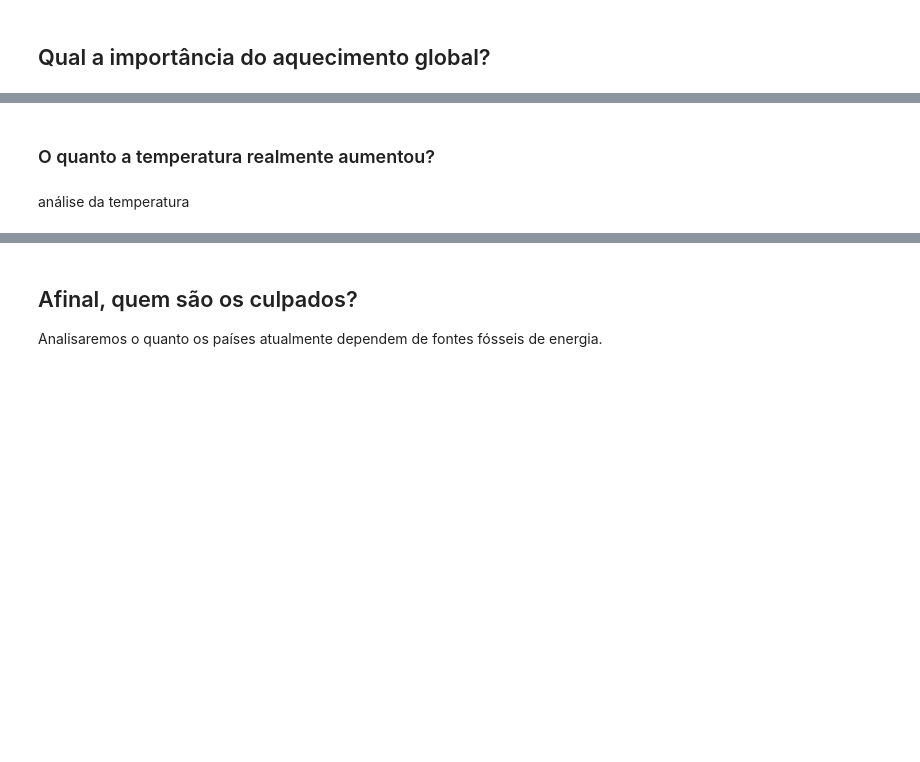
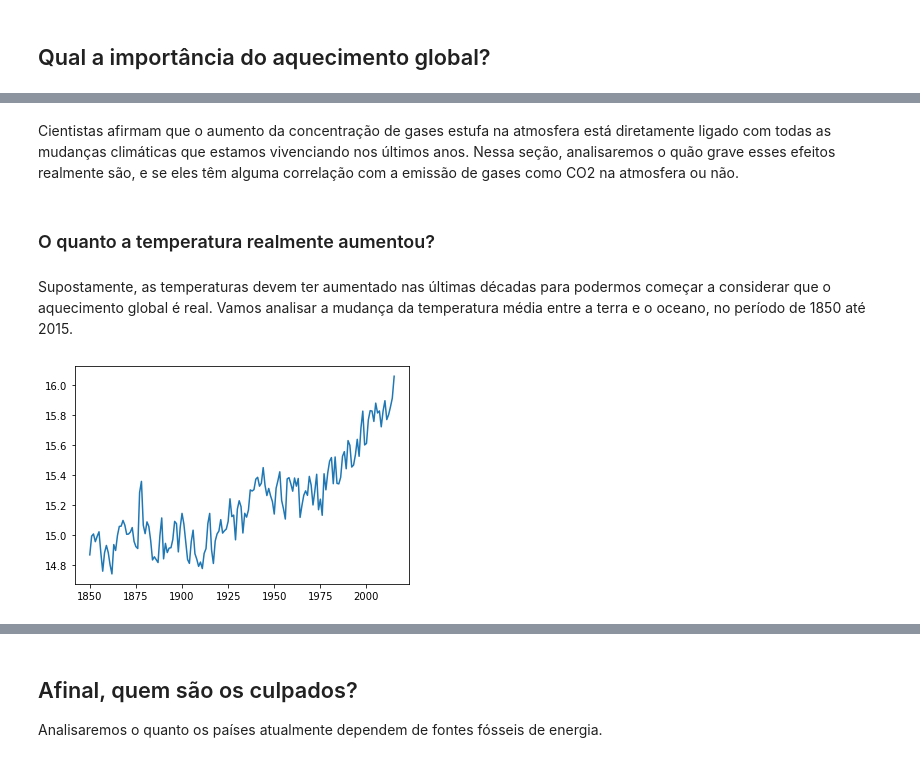
Before and after one commit to leoDomingos/Introducao-ao-aquecimento-global, a Jupyter notebook: main.ipynb, the cells around one changed output, grey strips where cells are left out. Drawn from its saved outputs; the diff is of its cells as text; code cells hidden in the pictures; blank space fills up the shorter version.

Commit message:
Quase toda a primeira parte pronta
só falta o por que de tanto co2, e a conclusao

```diff
--- a/main.ipynb
+++ b/main.ipynb
@@ -141,4 +145,24 @@ O aquecimento global é uma consequência da emissão de gases efeito estufa. De
+# %% [markdown]
+Cientistas afirmam que o aumento da concentração de gases estufa na atmosfera está diretamente ligado com todas as mudanças climáticas que estamos vivenciando nos últimos anos. Nessa seção, analisaremos o quão grave esses efeitos realmente são, e se eles têm alguma correlação com a emissão de gases como CO2 na atmosfera ou não.
 # %% [markdown]
 ### O quanto a temperatura realmente aumentou?
-# %% [markdown]
-análise da temperatura
+# %% [markdown]
+Supostamente, as temperaturas devem ter aumentado nas últimas décadas para podermos começar a considerar que o aquecimento global é real. Vamos analisar a mudança da temperatura média entre a terra e o oceano, no período de 1850 até 2015.
+# %%
+temperature_data = pd.read_csv("./data/GlobalTemperatures.csv")
+
+dict_land_temperature_years = {year:[] for year in range(1850, 2016)}
+
+for index, row in temperature_data.iterrows():
+    ano = int(row["dt"][:4:])
+    if ano >= 1850:
+        dict_land_temperature_years[ano].append(row.LandAndOceanAverageTemperature)
+
+for ano, temperaturas in dict_land_temperature_years.items():
+    dict_land_temperature_years[ano] = np.average(temperaturas)
+# %%
+# Graphing
+# Plotar a linha reta depois!!!
+plt.plot(list(dict_land_temperature_years.keys()), list(dict_land_temperature_years.values()));
+# %% [output]
+[figure, added]
```
Also changed, not shown: parts of 18 cells of this notebook, 1 other file.
